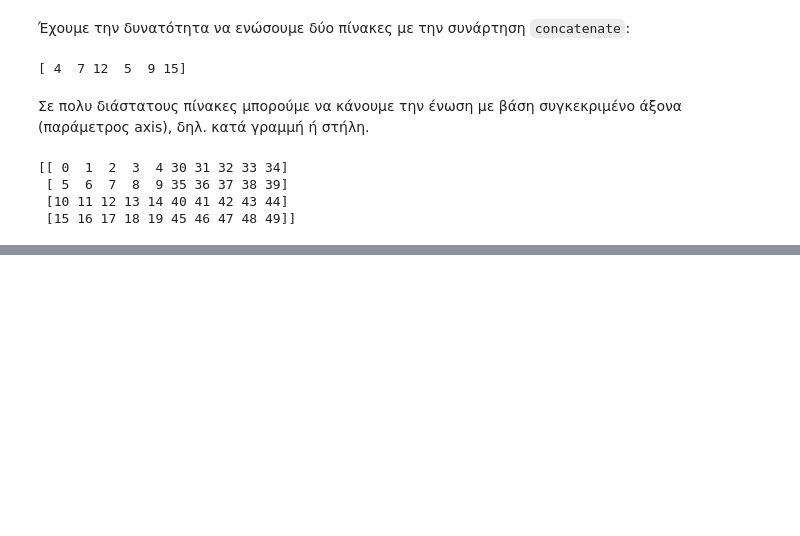
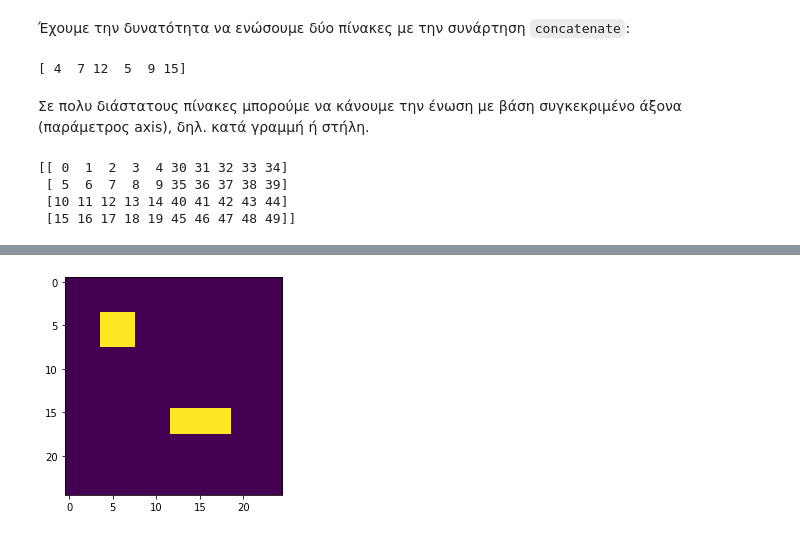
Before and after one commit to kokkytos/programming, a Jupyter notebook: _build/jupyter_execute/notebooks/Lesson_11.ipynb, the cells around one changed output, grey strips where cells are left out. Cells and saved outputs as stored; diff of their text form; code cells hidden in the pictures; blank space fills up the shorter version.

```diff
--- a/_build/jupyter_execute/notebooks/Lesson_11.ipynb
+++ b/_build/jupyter_execute/notebooks/Lesson_11.ipynb
@@ -506,0 +633,9 @@ print(con)
+# %%
+mask = np.zeros((25, 25))
+mask[4:8, 4:8] = 1
+mask[15:18, 12:19] = 1
+# %%
+plt.imshow(mask)
+plt.show()
+# %% [output]
+[figure, added]
```
Also changed, not shown: parts of 55 cells of this notebook, 47 other files.
